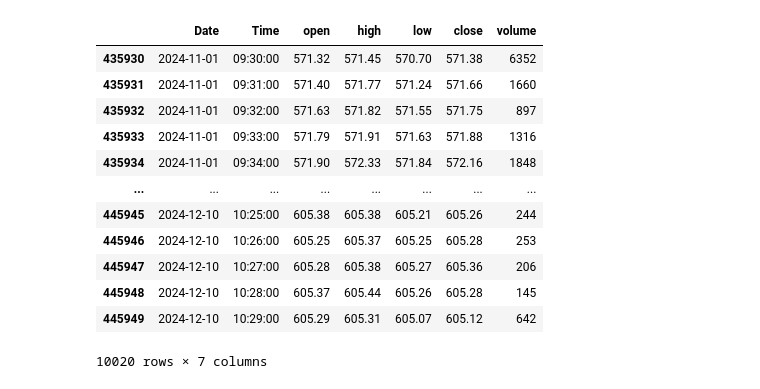
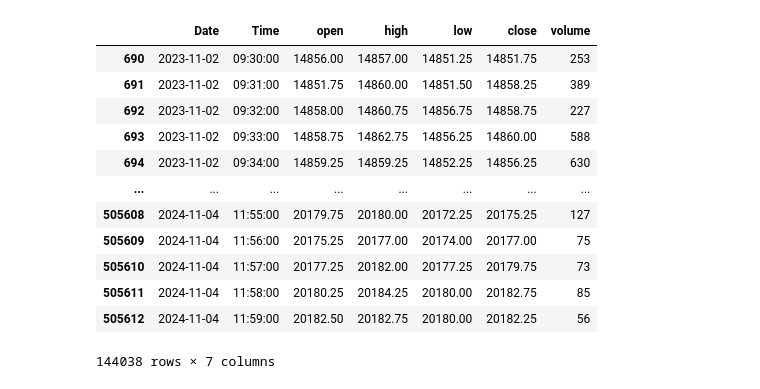
Before and after one commit to JeremieC1998/ORB_backtest, a Jupyter notebook: scalpingTest.ipynb, the cells around one changed output. Saved outputs shown, nothing was run; the diff lists cells and outputs as text; code cells hidden in the pictures.

```diff
--- a/scalpingTest.ipynb
+++ b/scalpingTest.ipynb
@@ -41,23 +41,24 @@ def get1minBars(csvName):
 
     return priceData1minBars_df
 # %%
-SPY_Data = get1minBars('SPY_1min_data.csv')
-SPY_Data = SPY_Data[472980:483000]
-SPY_Data
+QQQ_Data = get1minBars('NQ_1min_master.csv')
+# QQQ_Data = QQQ_Data[472980:483000]
+QQQ_Data = QQQ_Data[:int(len(QQQ_Data)/2)]
+QQQ_Data
 # %% [output]
 |  | Date | Time | open | high | low | close | volume |
-| 435930 | 2024-11-01 | 09:30:00 | 571.32 | 571.45 | 570.70 | 571.38 | 6352 |
-| 435931 | 2024-11-01 | 09:31:00 | 571.40 | 571.77 | 571.24 | 571.66 | 1660 |
-| 435932 | 2024-11-01 | 09:32:00 | 571.63 | 571.82 | 571.55 | 571.75 | 897 |
-| 435933 | 2024-11-01 | 09:33:00 | 571.79 | 571.91 | 571.63 | 571.88 | 1316 |
-| 435934 | 2024-11-01 | 09:34:00 | 571.90 | 572.33 | 571.84 | 572.16 | 1848 |
+| 690 | 2023-11-02 | 09:30:00 | 14856.00 | 14857.00 | 14851.25 | 14851.75 | 253 |
+| 691 | 2023-11-02 | 09:31:00 | 14851.75 | 14860.00 | 14851.50 | 14858.25 | 389 |
+| 692 | 2023-11-02 | 09:32:00 | 14858.00 | 14860.75 | 14856.75 | 14858.75 | 227 |
+| 693 | 2023-11-02 | 09:33:00 | 14858.75 | 14862.75 | 14856.25 | 14860.00 | 588 |
+| 694 | 2023-11-02 | 09:34:00 | 14859.25 | 14859.25 | 14852.25 | 14856.25 | 630 |
 | ... | ... | ... | ... | ... | ... | ... | ... |
-| 445945 | 2024-12-10 | 10:25:00 | 605.38 | 605.38 | 605.21 | 605.26 | 244 |
-| 445946 | 2024-12-10 | 10:26:00 | 605.25 | 605.37 | 605.25 | 605.28 | 253 |
-| 445947 | 2024-12-10 | 10:27:00 | 605.28 | 605.38 | 605.27 | 605.36 | 206 |
-| 445948 | 2024-12-10 | 10:28:00 | 605.37 | 605.44 | 605.26 | 605.28 | 145 |
-| 445949 | 2024-12-10 | 10:29:00 | 605.29 | 605.31 | 605.07 | 605.12 | 642 |
+| 505608 | 2024-11-04 | 11:55:00 | 20179.75 | 20180.00 | 20172.25 | 20175.25 | 127 |
+| 505609 | 2024-11-04 | 11:56:00 | 20175.25 | 20177.00 | 20174.00 | 20177.00 | 75 |
+| 505610 | 2024-11-04 | 11:57:00 | 20177.25 | 20182.00 | 20177.25 | 20179.75 | 73 |
+| 505611 | 2024-11-04 | 11:58:00 | 20180.25 | 20184.25 | 20180.00 | 20182.75 | 85 |
+| 505612 | 2024-11-04 | 11:59:00 | 20182.50 | 20182.75 | 20180.00 | 20182.25 | 56 |
-10020 rows × 7 columns
+144038 rows × 7 columns
 # %%
 def find_candle_streaks(df, min_streak=4):
     """
```
Also changed, not shown: parts of 8 cells of this notebook.
